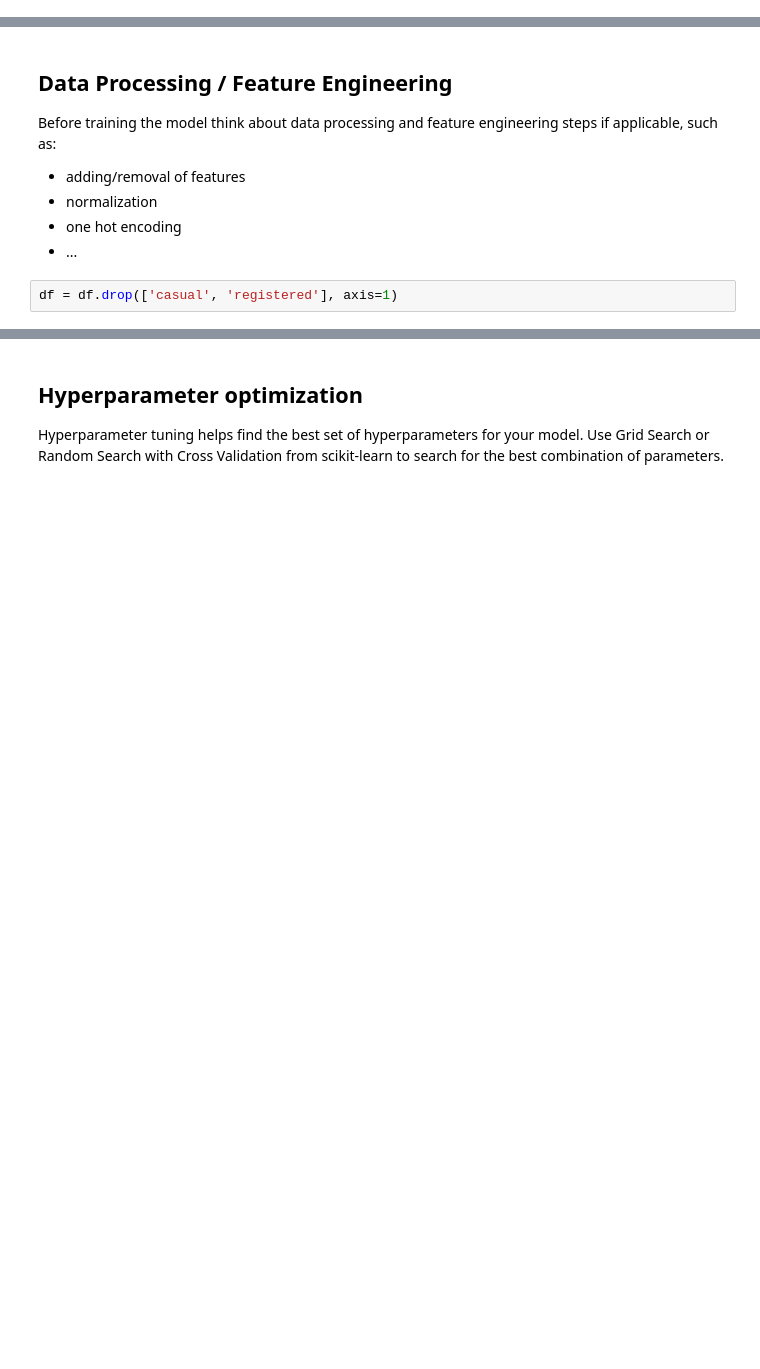
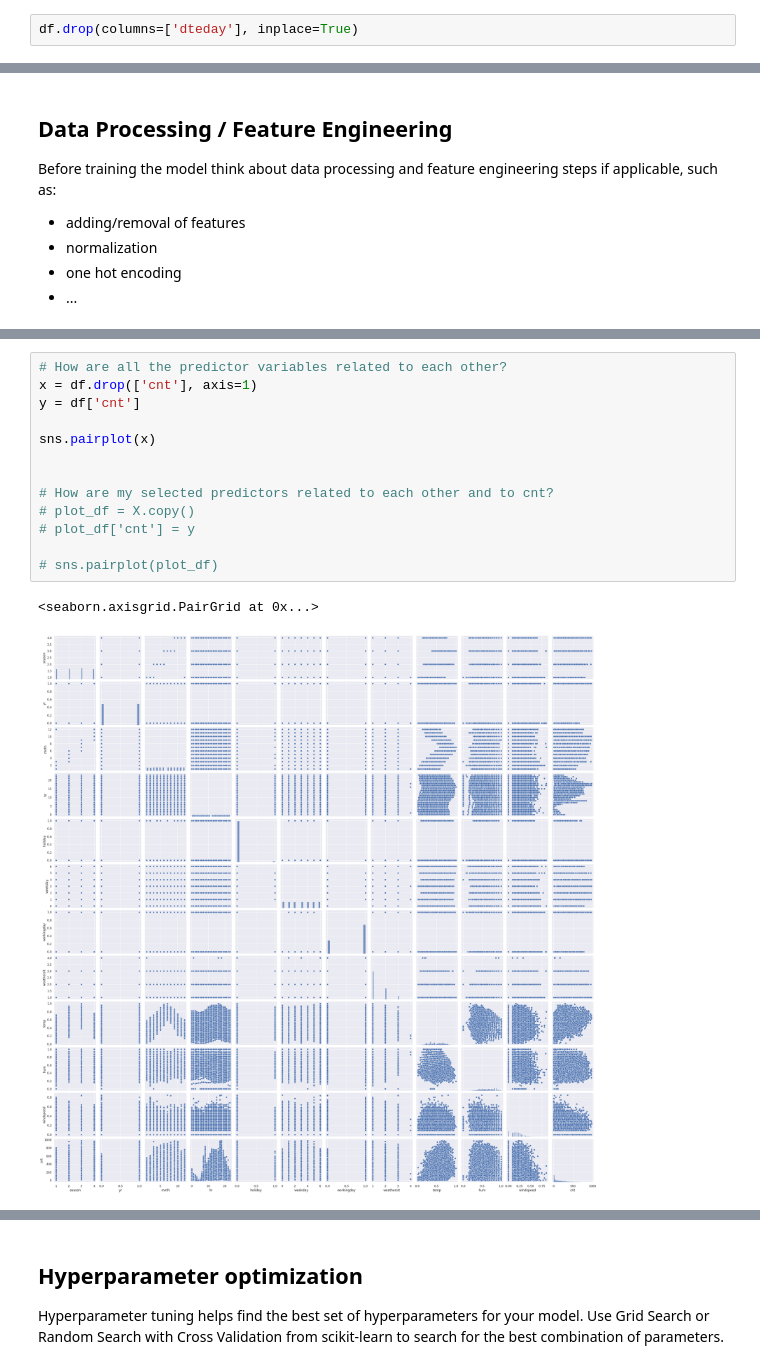
Before and after one commit to mariacastrom00/AI_exercises_MJCM, a Jupyter notebook: Exercise_2_regression_model/Assignment_1_Regression_model.ipynb, the cells around one changed output, grey strips where cells are left out. Cells and saved outputs as stored; diff of their text form; blank space fills up the shorter version.

```diff
--- a/Exercise_2_regression_model/Assignment_1_Regression_model.ipynb
+++ b/Exercise_2_regression_model/Assignment_1_Regression_model.ipynb
@@ -70,0 +81,2 @@ memory usage: 2.0+ MB
+# %%
+df.drop(columns=['dteday'], inplace=True)
@@ -89,5 +118,3 @@ Before training the model think about data processing and feature engineering st
 - normalization
 - one hot encoding
 - ...
-# %%
-df = df.drop(['casual', 'registered'], axis=1)
@@ -95,0 +134,16 @@ KeyError: "['casual', 'registered'] not found in axis"
+# %%
+# How are all the predictor variables related to each other?
+x = df.drop(['cnt'], axis=1)
+y = df['cnt']
+
+sns.pairplot(x)
+
+
+# How are my selected predictors related to each other and to cnt?
+# plot_df = X.copy()
+# plot_df['cnt'] = y
+
+# sns.pairplot(plot_df)
+# %% [output]
+<seaborn.axisgrid.PairGrid at 0x...>
+[figure, added]
```
Also changed, not shown: parts of 16 cells of this notebook.
